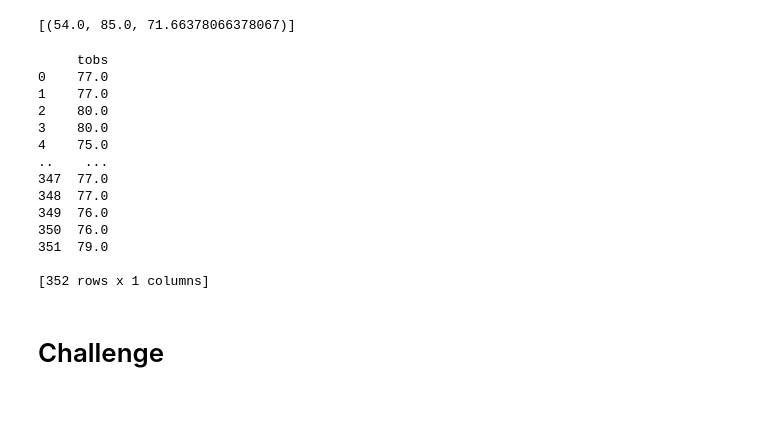
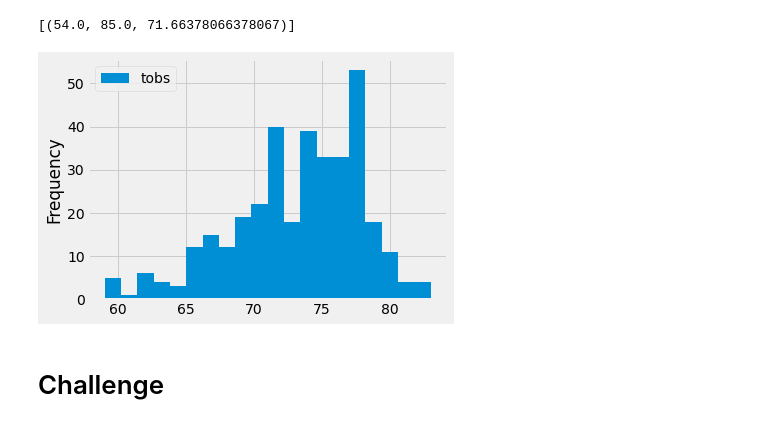
Before and after one commit to MariaGarzon/surfs_up, a Jupyter notebook: climate_analysis.ipynb, the cells around one changed output. Drawn from its saved outputs; the diff is of its cells as text; code cells hidden in the pictures.

```diff
--- a/climate_analysis.ipynb
+++ b/climate_analysis.ipynb
@@ -106,31 +106,18 @@ filter(Measurement.station == 'USC00519281').all()
 [(54.0, 85.0, 71.66378066378067)]
 # %%
 # Choose the station with the highest number of temperature observations.
-# Query the last 12 months of temperature observation data for this station and plot the results as a histogram
+# Query the last 12 months of temperature observation data for this station
 results = session.query(Measurement.tobs).\
 filter(Measurement.station == 'USC00519281').\
 filter(Measurement.date >= prev_year).all()
 
 df = pd.DataFrame(results, columns=['tobs'])
 
-df.plot.hist(bins=12)
+# Plot the results as a histogram
+df.plot.hist(bins=20)
 plt.tight_layout()
-df.plot.hist(bins=12)
 # %% [output]
-     tobs
-0    77.0
-1    77.0
-2    80.0
-3    80.0
-4    75.0
-..    ...
-347  77.0
-348  77.0
-349  76.0
-350  76.0
-351  79.0
-
-[352 rows x 1 columns]
+[figure, added]
 # %%
 # Write a function called `calc_temps` that will accept start date and end date in the format '%Y-%m-%d'
 # and return the minimum, average, and maximum temperatures for that range of dates
```
Also changed, not shown: 2 other files.
